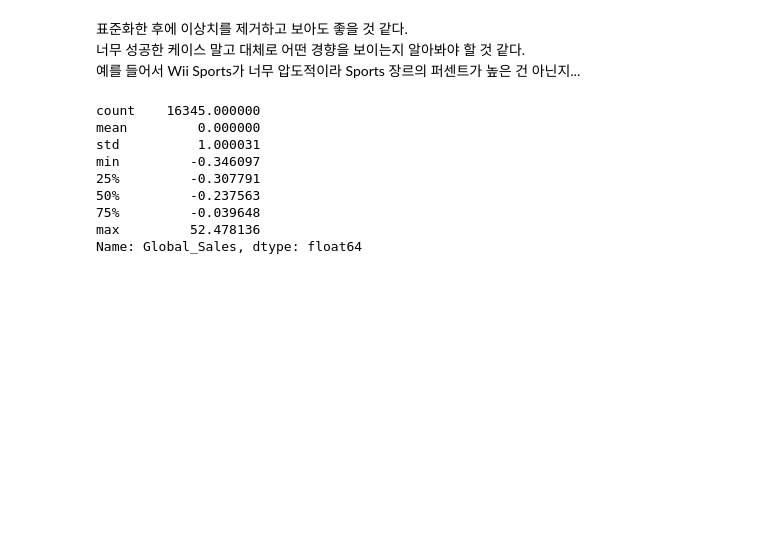
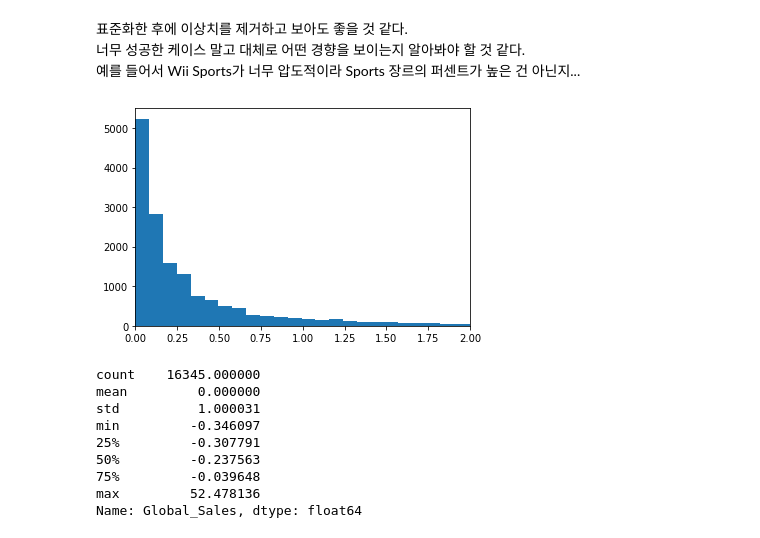
Before and after one commit to nan-park/section1_project, a Jupyter notebook: AI_section1_project.ipynb, the cells around one changed output. Cells and saved outputs as stored; diff of their text form; code cells hidden in the pictures; blank space fills up the shorter version.

```diff
--- a/AI_section1_project.ipynb
+++ b/AI_section1_project.ipynb
@@ -985,6 +991,12 @@ Other_Sales는 출고량이 훨씬 적기도 하고, 북미/유럽/일본 이외
 표준화한 후에 이상치를 제거하고 보아도 좋을 것 같다.<br>
 너무 성공한 케이스 말고 대체로 어떤 경향을 보이는지 알아봐야 할 것 같다.<br>
 예를 들어서 Wii Sports가 너무 압도적이라 Sports 장르의 퍼센트가 높은 건 아닌지...
+# %%
+plt.hist(df_clean.Global_Sales, bins=1000)
+plt.xlim(0, 2)
+plt.show()
+# %% [output]
+[figure, added]
 # %%
 df_standard.Global_Sales.describe()
 # %% [output]
```
Also changed, not shown: parts of 2 cells of this notebook.
